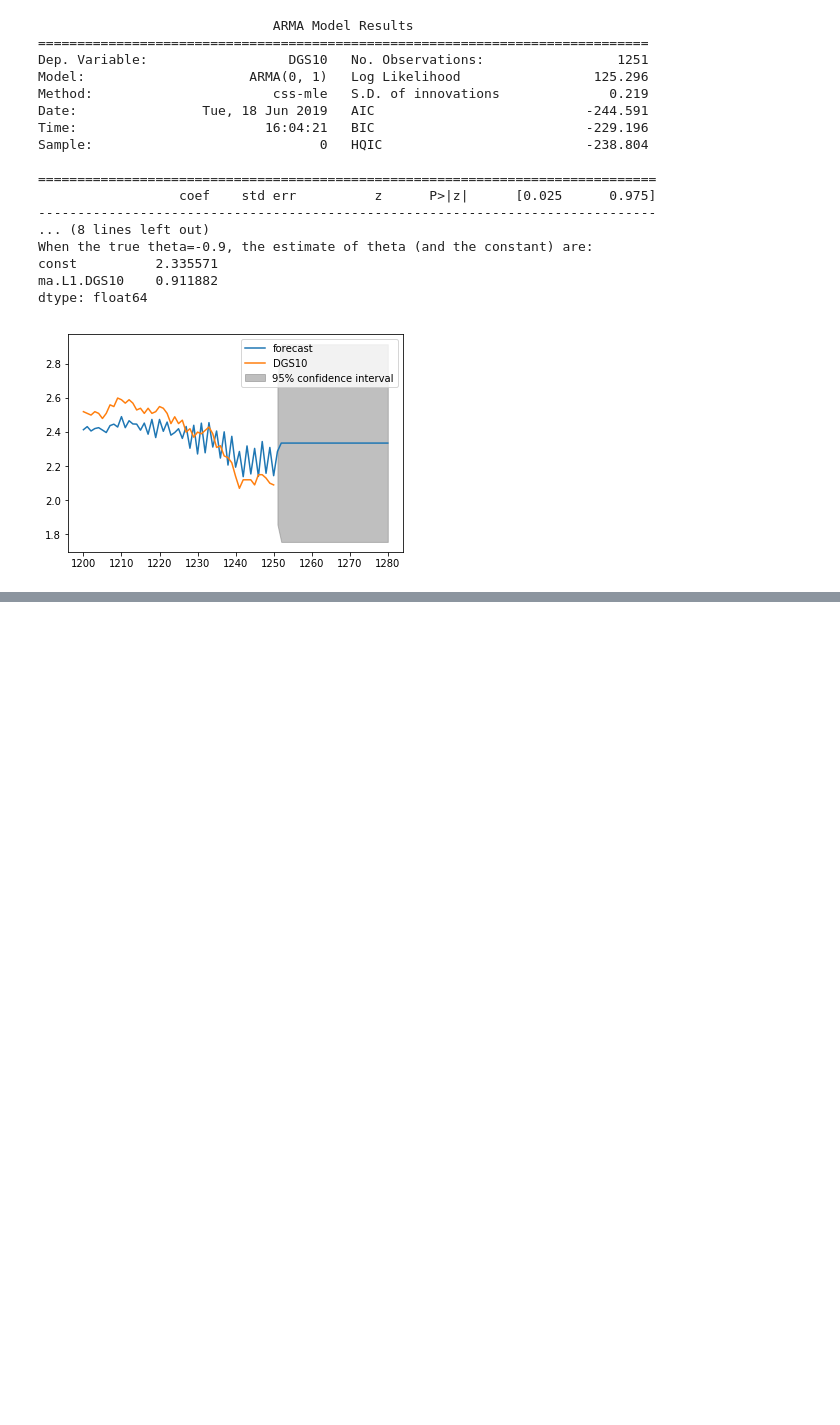
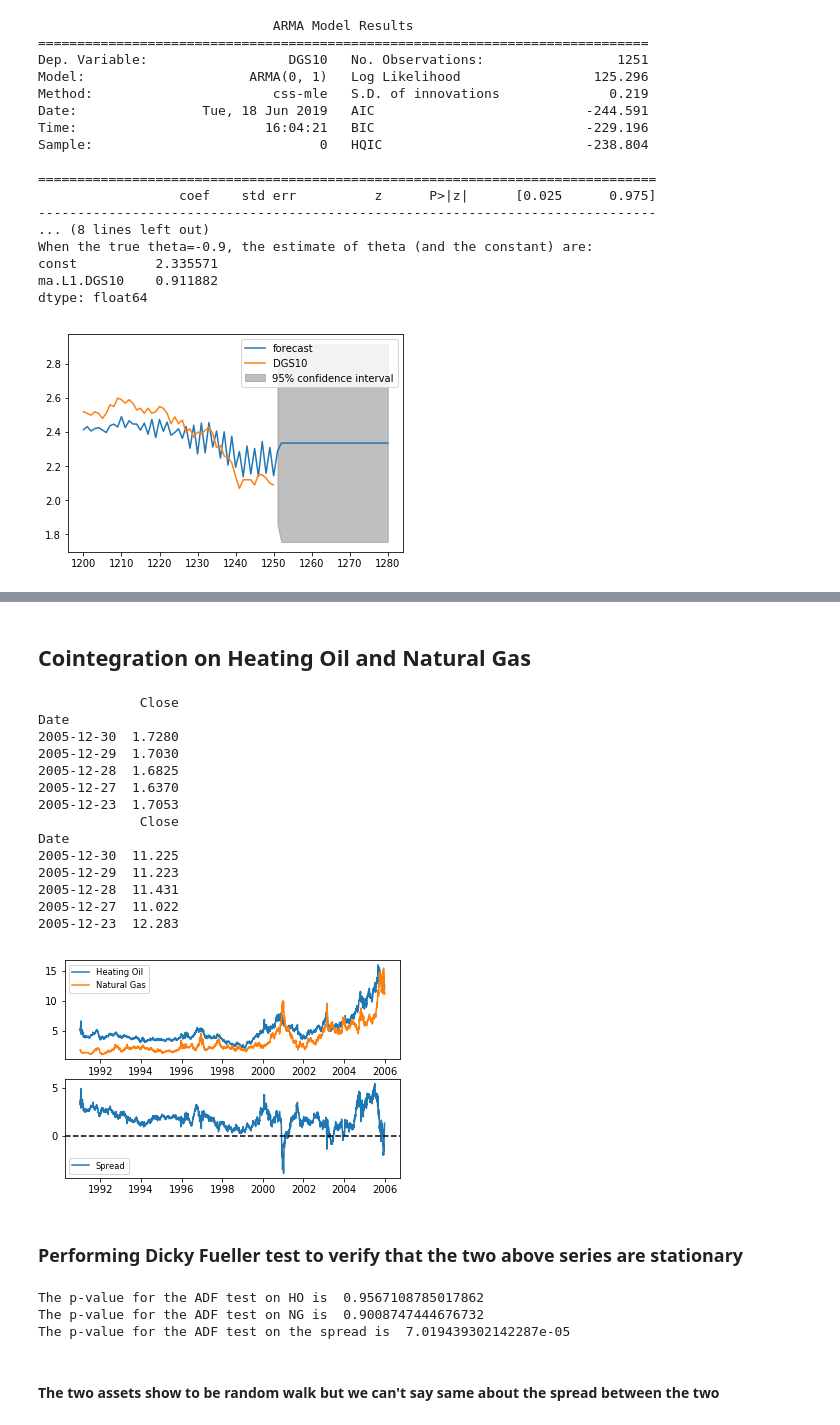
Before and after one commit to KshitizSharmaV/DataScience_In_Investment_Banking, a Jupyter notebook: Time Series Analysis.ipynb, the cells around one changed output, grey strips where cells are left out. Drawn from its saved outputs; the diff is of its cells as text; code cells hidden in the pictures; blank space fills up the shorter version.

```diff
--- a/Time Series Analysis.ipynb
+++ b/Time Series Analysis.ipynb
@@ -644,0 +748,63 @@ dtype: float64
+# %% [markdown]
+## Cointegration on Heating Oil and Natural Gas
+# %%
+HO=pd.read_csv("data/CME_HO1.csv")
+HO.index=HO['Date']
+del HO['Date']
+HO.index=pd.to_datetime(HO.index)
+print(HO.head())
+NG=pd.read_csv("data/CME_NG1.csv")
+NG.index=NG['Date']
+del NG['Date']
+NG.index=pd.to_datetime(NG.index)
+print(NG.head())dicky
+
+# Plot the prices separately
+plt.subplot(2,1,1)
+plt.plot(7.25*HO, label='Heating Oil')
+plt.plot(NG, label='Natural Gas')
+plt.legend(loc='best', fontsize='small')
+
+# Plot the spread
+plt.subplot(2,1,2)
+plt.plot(7.25*HO-NG, label='Spread')
+plt.legend(loc='best', fontsize='small')
+plt.axhline(y=0, linestyle='--', color='k')
+plt.show()
+# %% [output]
+             Close
+Date
+2005-12-30  1.7280
+2005-12-29  1.7030
+2005-12-28  1.6825
+2005-12-27  1.6370
+2005-12-23  1.7053
+             Close
+Date
+2005-12-30  11.225
+2005-12-29  11.223
+2005-12-28  11.431
+2005-12-27  11.022
+2005-12-23  12.283
+[figure, added]
+# %% [markdown]
+### Performing Dicky Fueller test to verify that the two above series are stationary
+# %%
+# Import the adfuller module from statsmodels
+from statsmodels.tsa.stattools import adfuller
+
+# Compute the ADF for HO and NG
+result_HO = adfuller(HO['Close'][::-1])
+print("The p-value for the ADF test on HO is ", result_HO[1])
+result_NG = adfuller(NG['Close'][::-1])
+print("The p-value for the ADF test on NG is ", result_NG[1])
+
+# Compute the ADF of the spread
+result_spread = adfuller(7.25 * HO['Close'][::-1] - NG['Close'][::-1])
+print("The p-value for the ADF test on the spread is ", result_spread[1])
+# %% [output]
+The p-value for the ADF test on HO is  0.9567108785017862
+The p-value for the ADF test on NG is  0.9008747444676732
+The p-value for the ADF test on the spread is  7.019439302142287e-05
+# %% [markdown]
+#### The two assets show to be random walk but we can't say same about the spread between the two
```
Also changed, not shown: parts of 8 cells of this notebook.
